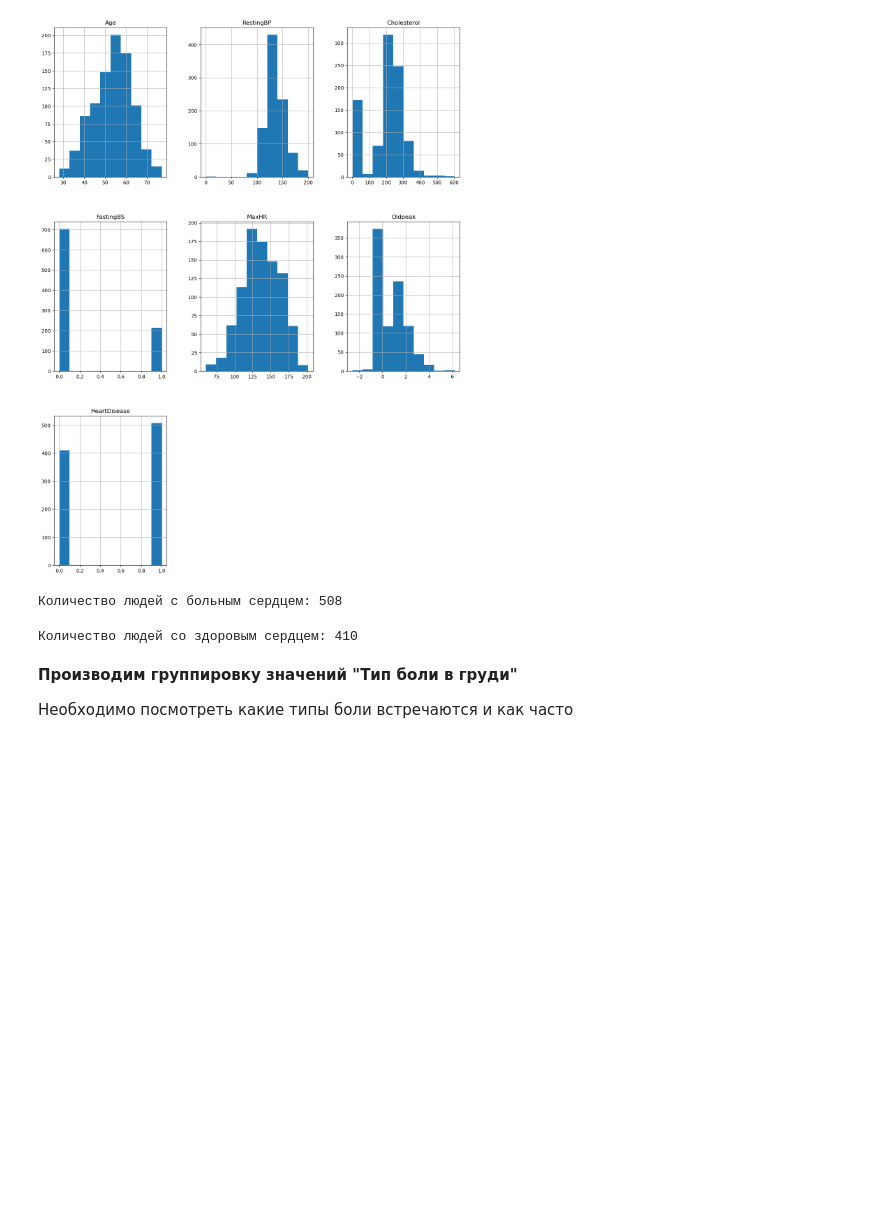
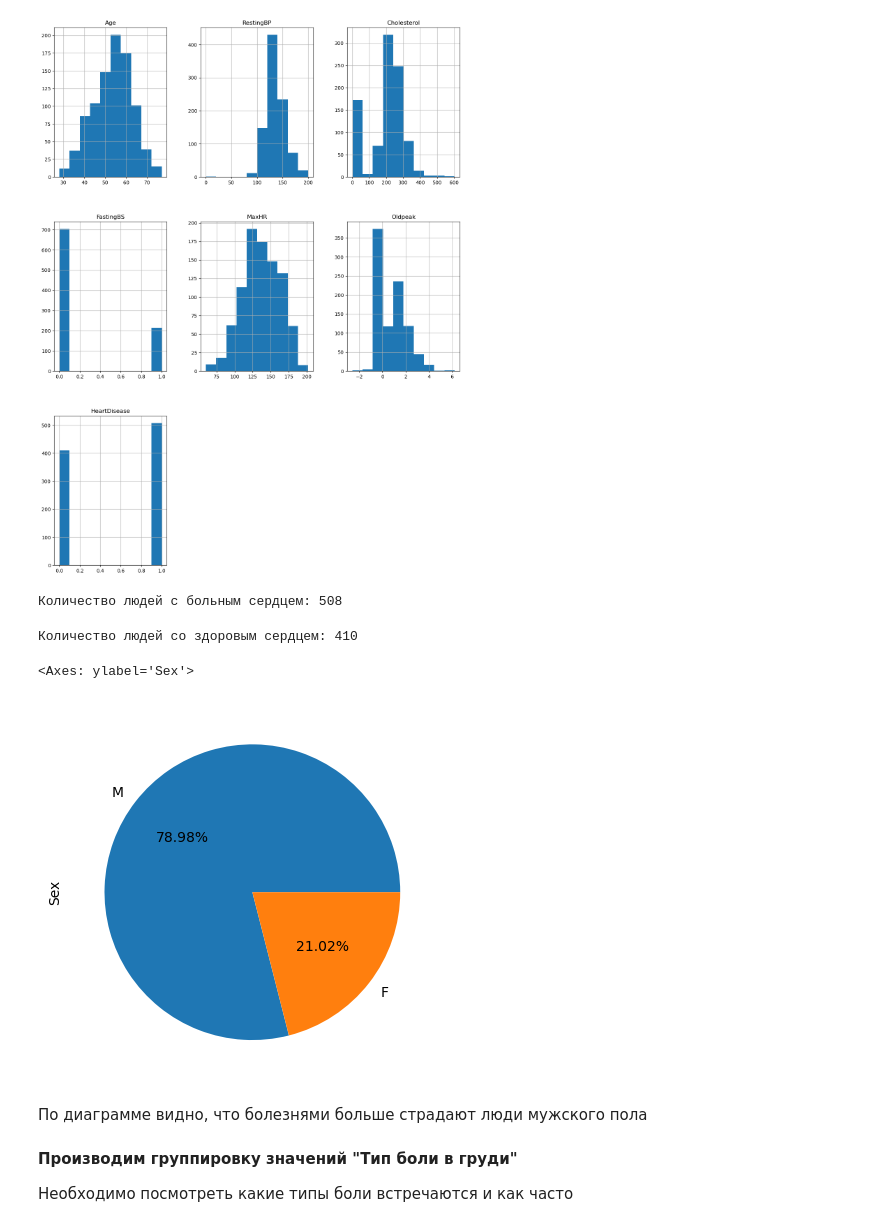
Before and after one commit to DzhafarovSergey/heart_disease_research, a Jupyter notebook: Heart disease research.ipynb, the cells around one changed output. Saved outputs shown, nothing was run; the diff lists cells and outputs as text; code cells hidden in the pictures; blank space fills up the shorter version.

```diff
--- a/Heart disease research.ipynb
+++ b/Heart disease research.ipynb
@@ -109,16 +84,23 @@ data.hist(figsize=(15, 20));
 [figure]
 # %%
 HeartDisease_true = data.query('HeartDisease != 0')
+print('Количество людей с больным сердцем:', HeartDisease_true['HeartDisease'].count())
+# %% [output]
+Количество людей с больным сердцем: 508
-# %%
-print('Количество людей с больным сердцем:', HeartDisease_true['HeartDisease'].count())
-# %% [output]
-Количество людей с больным сердцем: 508
 # %%
 HeartDisease_false = data.query('HeartDisease == 0')
+print('Количество людей со здоровым сердцем:', HeartDisease_false['HeartDisease'].count())
+# %% [output]
+Количество людей со здоровым сердцем: 410
-# %%
-print('Количество людей со здоровым сердцем:', HeartDisease_false['HeartDisease'].count())
-# %% [output]
-Количество людей со здоровым сердцем: 410
+# %%
+gender = data['Sex'].value_counts()
+# %%
+gender.plot(kind='pie',autopct="%0.2f%%")
+# %% [output]
+<Axes: ylabel='Sex'>
+[figure, added]
+# %% [markdown]
+По диаграмме видно, что болезнями больше страдают люди мужского пола
 # %% [markdown]
 **Производим группировку значений "Тип боли в груди"**
 
```
Also changed, not shown: parts of 18 cells of this notebook.
